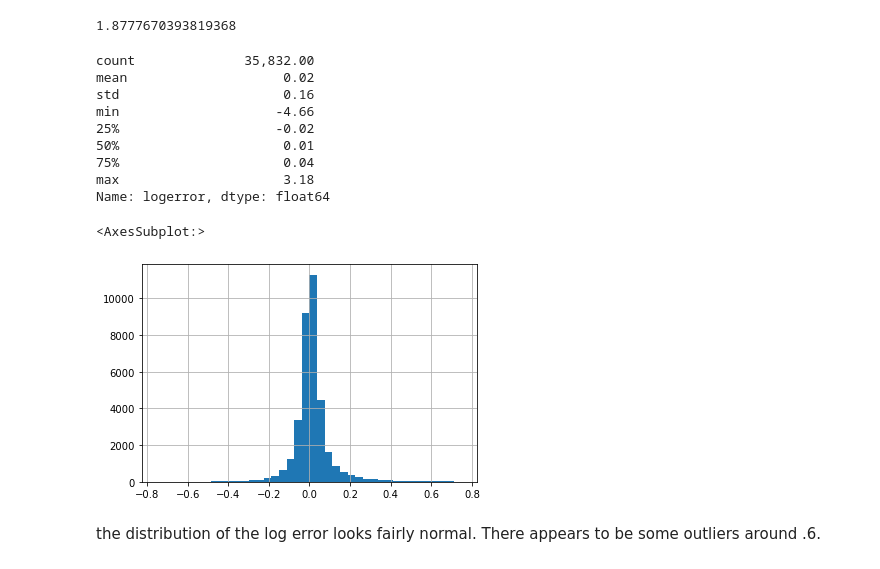
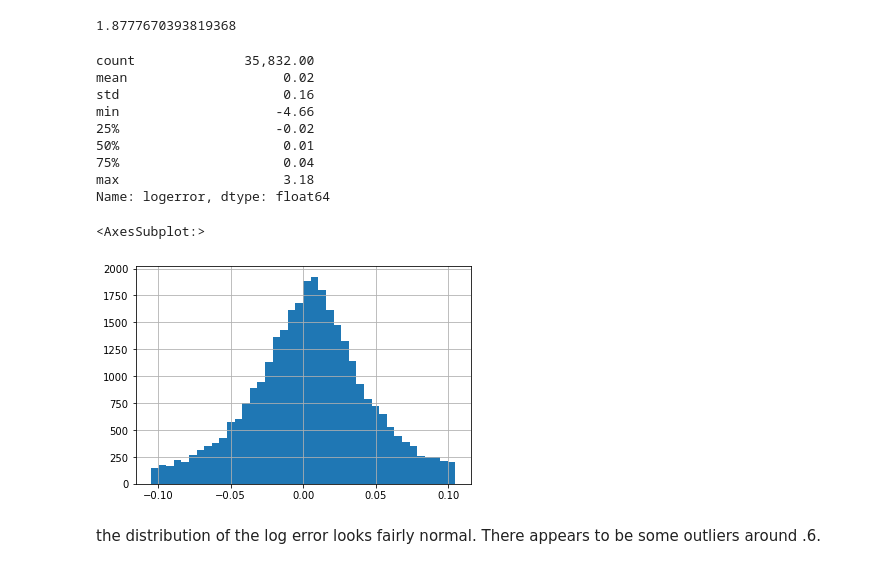
Before and after one commit to davidb-and-john/clustering-project, a Jupyter notebook: David_Sandbox.ipynb, the cells around one changed output. Cells and saved outputs as stored; diff of their text form; code cells hidden in the pictures.

```diff
--- a/David_Sandbox.ipynb
+++ b/David_Sandbox.ipynb
@@ -236,20 +236,20 @@ upper_bound_income
 # %%
 
 # Look at the distribution of the target variable (log-error)
 print(train['logerror'].describe())
-train.loc[abs(train['logerror']) < .75, 'logerror'].hist(bins=40)
+train.loc[abs(train['logerror']) < .105, 'logerror'].hist(bins=40)
 # %% [output]
 count              35,832.00
 mean                    0.02
 std                     0.16
 min                    -4.66
 25%                    -0.02
 50%                     0.01
 75%                     0.04
 max                     3.18
 Name: logerror, dtype: float64
 <AxesSubplot:>
-[figure, old version]
+[figure, new version]
 # %% [markdown]
 the distribution of the log error looks fairly normal. There appears to be some outliers around .6.
 # %%
```
Also changed, not shown: parts of 1 cell of this notebook, 2 other files.
